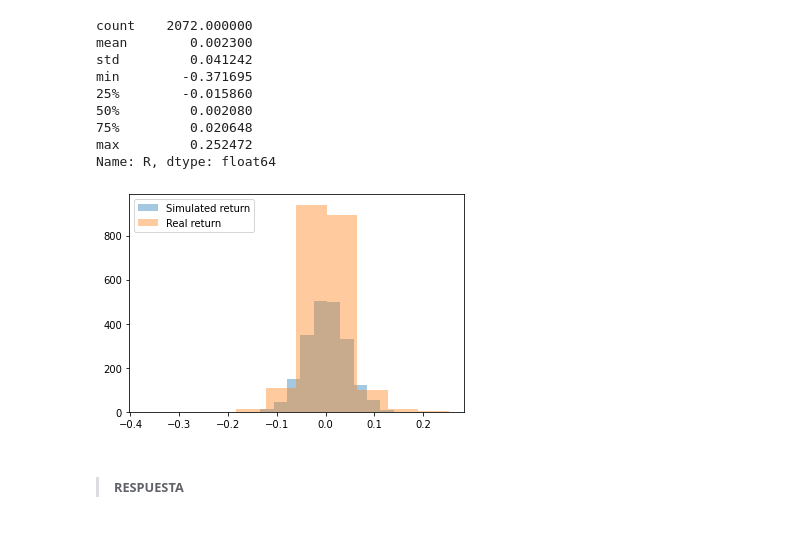
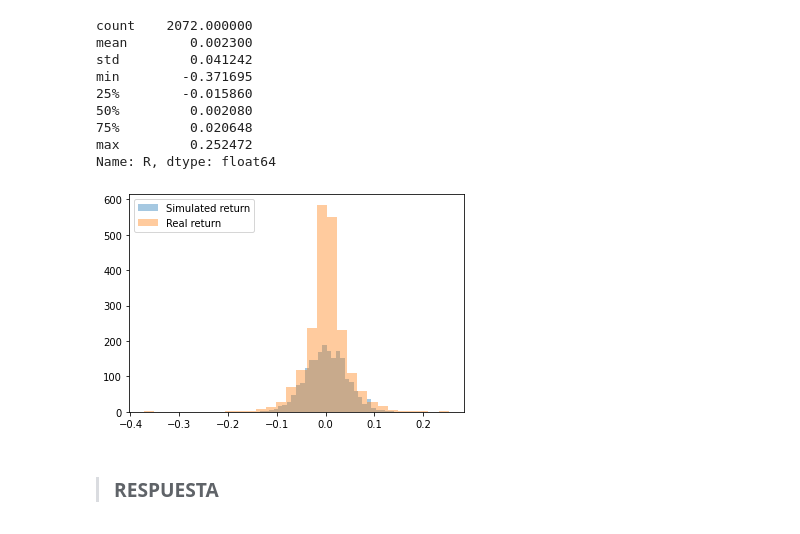
Before and after one commit to AnHrt/StatisticsII, a Jupyter notebook: A01369984_W1.ipynb, the cells around one changed output. Cells and saved outputs as stored; diff of their text form; code cells hidden in the pictures.

```diff
--- a/A01369984_W1.ipynb
+++ b/A01369984_W1.ipynb
@@ -330,13 +330,13 @@ Name: R, dtype: float64
 simulated = np.random.normal(loc = mean_R, scale = std_R, size = n_R)
 # %%
 # Simulación de la distribución normal
-plt.hist(simulated, bins = 10, alpha = 0.4, label = "Simulated return")
+plt.hist(simulated, bins = 30, alpha = 0.4, label = "Simulated return")
 # Distribución normal
-plt.hist(btc['R'], bins = 10, alpha = 0.4, label = "Real return")
+plt.hist(btc['R'], bins = 30, alpha = 0.4, label = "Real return")
 
 plt.legend(loc="upper left")
 plt.show()
 # %% [output]
-[figure, old version]
+[figure, new version]
 # %% [markdown]
-> ###### **RESPUESTA**
+> ### **RESPUESTA**
```
Also changed, not shown: parts of 1 cell of this notebook.
